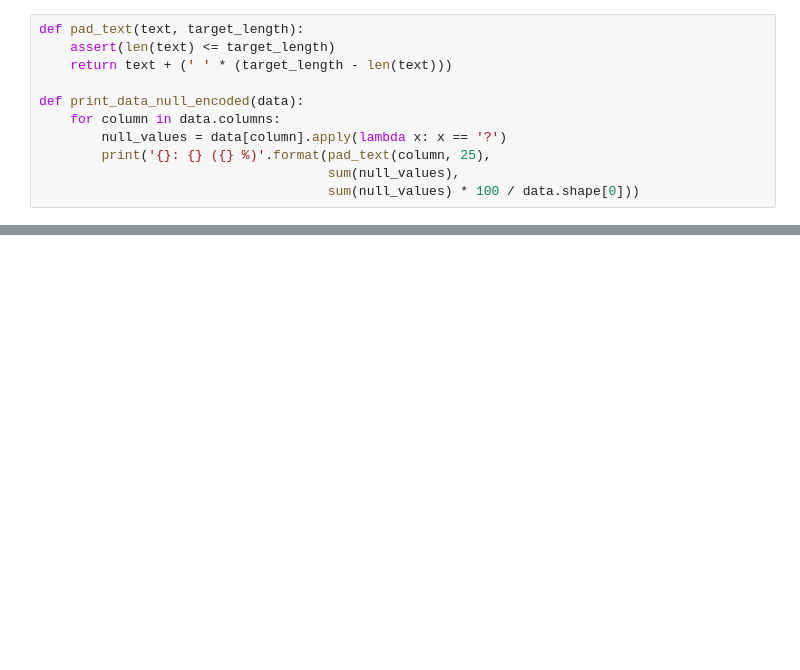
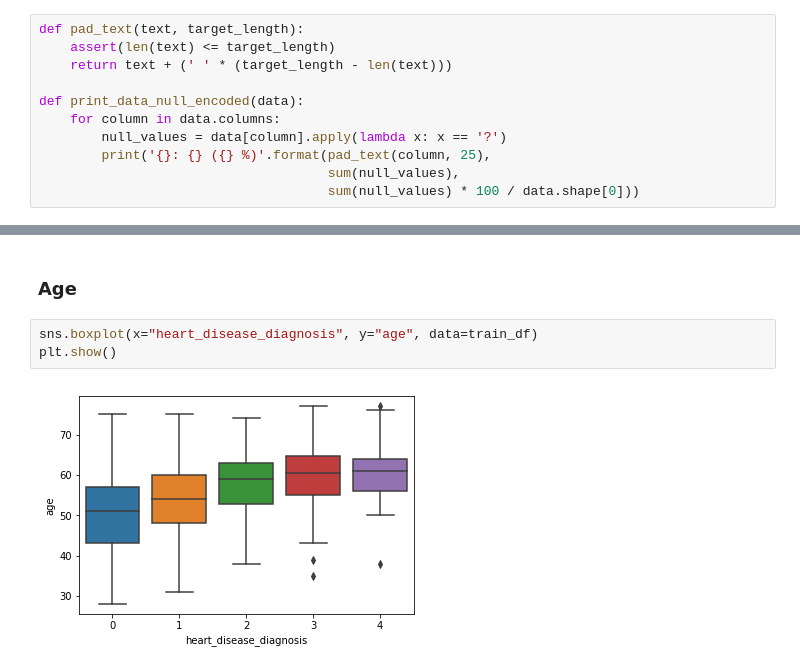
Before and after one commit to diwangs/IF3170_heart-disease-classification, a Jupyter notebook: notebooks/1. Exploratory Data Analysis.ipynb, the cells around one changed output, grey strips where cells are left out. Saved outputs shown, nothing was run; the diff lists cells and outputs as text; blank space fills up the shorter version.

```diff
--- a/notebooks/1. Exploratory Data Analysis.ipynb
+++ b/notebooks/1. Exploratory Data Analysis.ipynb
@@ -169,0 +184,7 @@ thal                     : 78 (55.319148936170215 %)
+# %% [markdown]
+### Age
+# %%
+sns.boxplot(x="heart_disease_diagnosis", y="age", data=train_df)
+plt.show()
+# %% [output]
+[figure, added]
```
Also changed, not shown: parts of 31 cells of this notebook.
